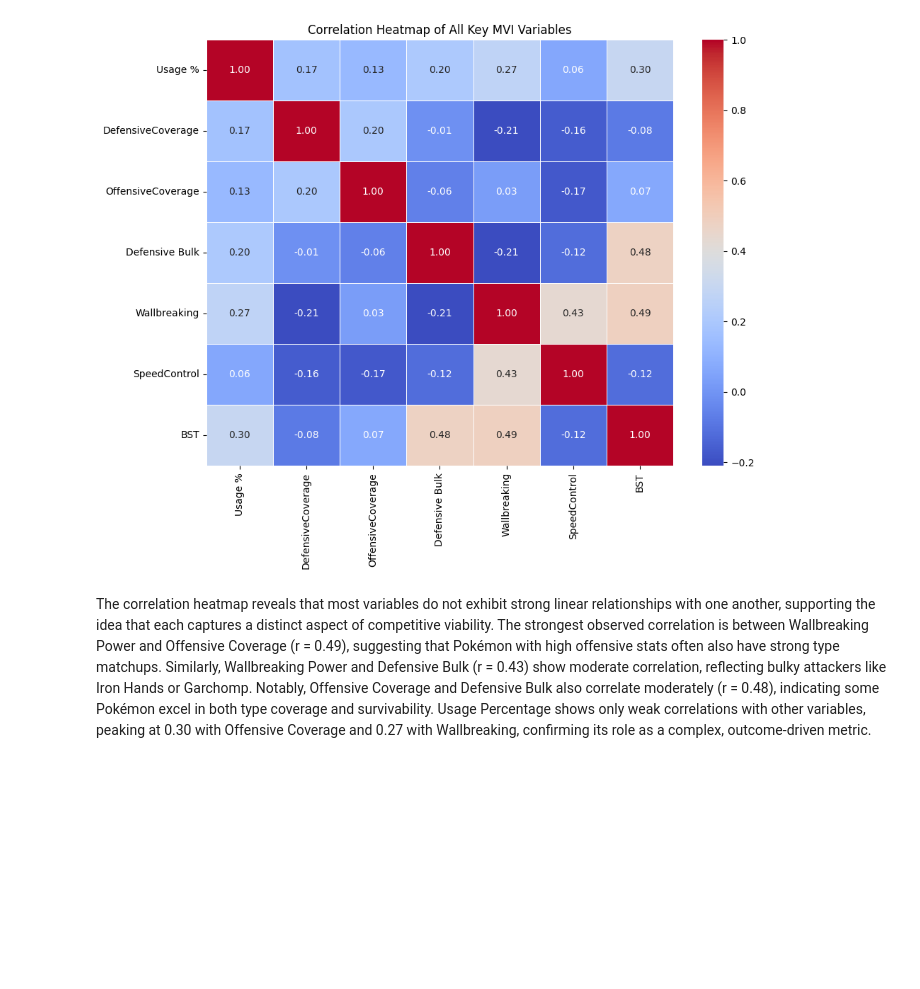
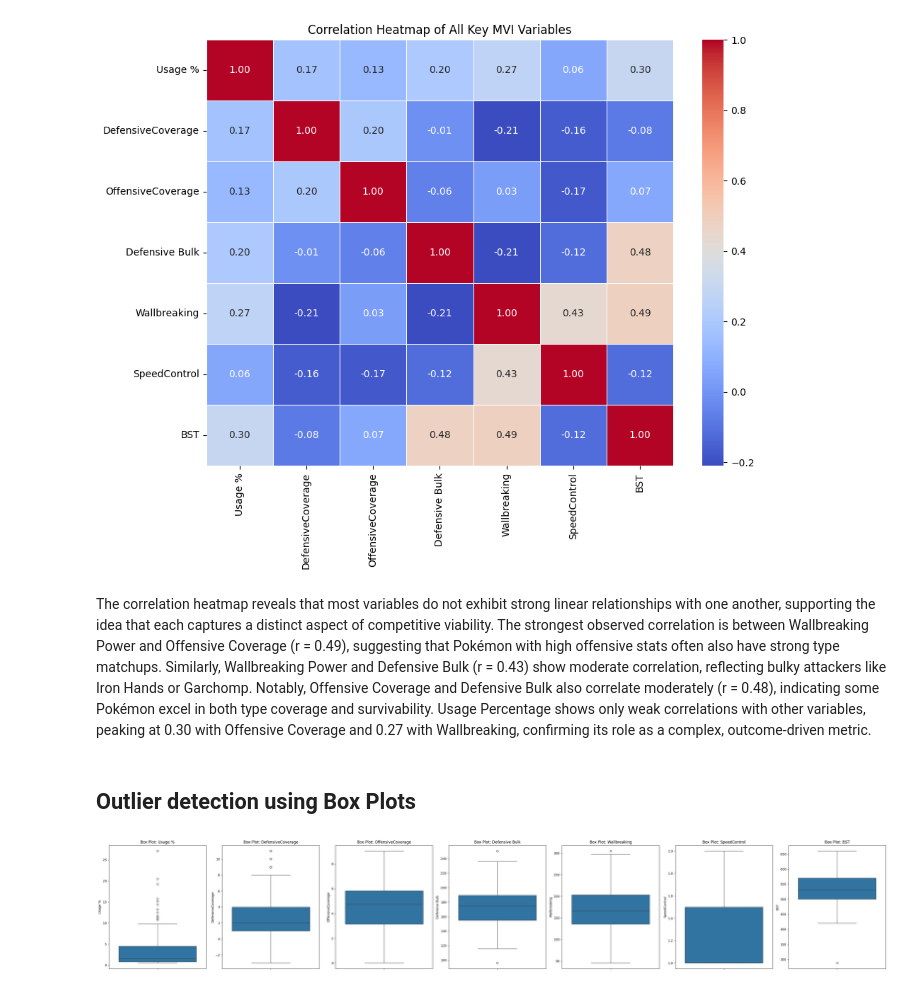
Before and after one commit to Reilly00/DAV_CA1, a Jupyter notebook: meta_viability_index_pokemon.ipynb, the cells around one changed output. Drawn from its saved outputs; the diff is of its cells as text; code cells hidden in the pictures; blank space fills up the shorter version.

Commit message:
Add box plots for all core variables to visualize distributions and identify outliers

```diff
--- a/meta_viability_index_pokemon.ipynb
+++ b/meta_viability_index_pokemon.ipynb
@@ -1665,3 +1665,36 @@ plt.show()
 [figure]
 # %% [markdown]
 The correlation heatmap reveals that most variables do not exhibit strong linear relationships with one another, supporting the idea that each captures a distinct aspect of competitive viability. The strongest observed correlation is between Wallbreaking Power and Offensive Coverage (r = 0.49), suggesting that Pokémon with high offensive stats often also have strong type matchups. Similarly, Wallbreaking Power and Defensive Bulk (r = 0.43) show moderate correlation, reflecting bulky attackers like Iron Hands or Garchomp. Notably, Offensive Coverage and Defensive Bulk also correlate moderately (r = 0.48), indicating some Pokémon excel in both type coverage and survivability. Usage Percentage shows only weak correlations with other variables, peaking at 0.30 with Offensive Coverage and 0.27 with Wallbreaking, confirming its role as a complex, outcome-driven metric.
+# %% [markdown]
+## Outlier detection using Box Plots
+# %%
+def plot_boxplots(df, columns):
+    """
+    Generates individual box plots for a list of numeric columns to identify outliers.
+
+    Parameters:
+    - df: The DataFrame containing the data.
+    - columns: List of column names to plot.
+
+    Returns:
+    - Displays box plots for each variable.
+    """
+    num_cols = len(columns)
+    plt.figure(figsize=(5 * num_cols, 6))
+
+    for i, col in enumerate(columns, 1):
+        plt.subplot(1, num_cols, i)
+        sns.boxplot(y=df[col])
+        plt.title(f'Box Plot: {col}')
+
+    plt.tight_layout()
+    plt.show()
+
+variables_to_plot = [
+    "Usage %", "DefensiveCoverage", "OffensiveCoverage",
+    "Defensive Bulk", "Wallbreaking", "SpeedControl", "BST"
+]
+
+plot_boxplots(df_merged, variables_to_plot)
+# %% [output]
+[figure, added]
```
Also changed, not shown: parts of 1 cell of this notebook.
